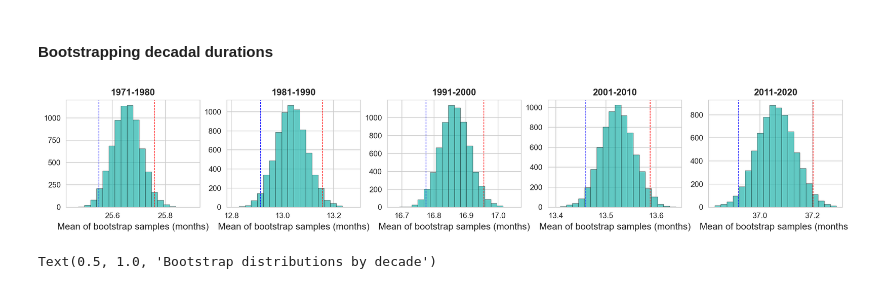
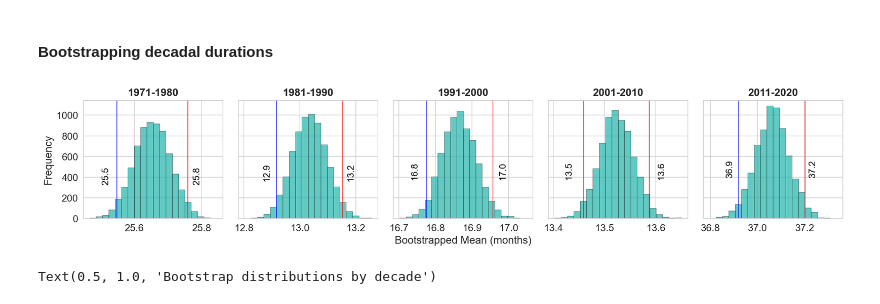
Before and after one commit to klekarkar/mHM_IO_dataprocessing, a Jupyter notebook: SMI_journal_plotting.ipynb, the cells around one changed output. Saved outputs shown, nothing was run; the diff lists cells and outputs as text; code cells hidden in the pictures.

Commit message:
bootstrapping decade droughts

```diff
--- a/SMI_journal_plotting.ipynb
+++ b/SMI_journal_plotting.ipynb
@@ -525,32 +545,74 @@ for decade in decades:
     t_drought=decadal_durations[decade]['D1_to_D4'].to_dataframe().reset_index().drop(columns=['lat', 'lon','time']).dropna()
 
     # Create bootstrap samples
-    tmean_decade = create_bootstrap_samples(t_drought, len(t_drought), n_samples=7000)
+    tmean_decade = create_bootstrap_samples(t_drought, 'SMI', len(t_drought), n_samples=7000)
 
     # Store the bootstrap sample means in the dictionary
     t_mean_decades[decade] = tmean_decade
 # %%
-fig, axes = plt.subplots(1,5, figsize=(18, 2.5), dpi=180)
+import numpy as np
+import matplotlib.pyplot as plt
+
+# --- layout that adapts to number of decades -------------------------------
+n_dec   = len(decades)
+n_cols  = 5
+n_rows  = int(np.ceil(n_dec / n_cols))
+
+fig, axes = plt.subplots(n_rows, n_cols, figsize=(15, 3.2 * n_rows), sharey=True, dpi=200)
 axes = axes.flatten()
 
-#set hspace
+fig.subplots_adjust(hspace=0.8, wspace=0.6)
+
+ci_intervals = {}
+
+# --- common x-limits (optional but recommended) ----------------------------
+xmin = min(t_mean_decades[d].min() for d in decades)
+xmax = max(t_mean_decades[d].max() for d in decades)
+# xmin, xmax = 0, 40                          # if you want a fixed range
+
+# --- draw one histogram per decade -----------------------------------------
+for i, decade in enumerate(decades):
+    ax         = axes[i]
+    samples    = t_mean_decades[decade]
+    ci_low     = samples.quantile(0.025)
+    ci_high    = samples.quantile(0.975)
+
+    # histogram
+    ax.hist(samples, bins=20, color='lightseagreen',
+            edgecolor='black', linewidth=0.4, alpha=0.7)
+
+    # CI lines
+    ax.axvline(ci_low,  color='blue', linewidth=0.8)
+    ax.axvline(ci_high, color='red',  linewidth=0.8)
+
+    # annotate CI values near the top of the axis
+    y_top = ax.get_ylim()[1] * 0.42          # up the y-axis
+    ax.text(ci_low-.02,  y_top, f'{ci_low:.1f}',  rotation=90,
+            ha='right', va='center', color='k', fontsize=12)
+    ax.text(ci_high+.015, y_top, f'{ci_high:.1f}', rotation=90,
+            ha='left',  va='center', color='k',  fontsize=12)
+
+    # labels & title
+    #ax.set_xlim(xmin, xmax)                  # common scale
+    if i==2:  # third row only
+        ax.set_xlabel('Bootstrapped Mean (months)', fontsize=14)
+
+    if i % n_cols == 0:                      # first column only
+        ax.set_ylabel('Frequency', fontsize=14)
+    ax.set_title(decade, fontsize=14, fontweight='bold')
+    ax.tick_params(axis='both', labelsize=13)
 
 
-# plot the distribution
-for i, (decade, ax) in enumerate(zip(decades, axes)):
-    t_decade = t_mean_decades[decade]
-    ci_lower = t_decade.quantile(0.025)
-    ci_upper = t_decade.quantile(0.975)
-    ax.hist(t_decade, bins=20, color='lightseagreen', edgecolor='black', linewidth=0.4, alpha=0.7);
-    ax.axvline(ci_lower, color='blue', linestyle='--', linewidth=0.7)
-    ax.axvline(ci_upper, color='red', linestyle='--', linewidth=0.7)
-    #ax.set_xlim(0, 40)
+    ci_intervals[decade] = (ci_low, ci_high)
 
-    #label the x-axis
-    ax.set_xlabel('Mean of bootstrap samples (months)', fontsize=12)
-    ax.set_title(decade, fontsize=12, fontweight='bold')
+# --- remove any unused subplots --------------------------------------------
+for j in range(n_dec, len(axes)):
+    fig.delaxes(axes[j])
+
+plt.tight_layout()
+plt.show()
 # %% [output]
-[figure, old version]
+[figure, new version]
 # %%
 #plot ridgeline plots with joypy
 from joypy import joyplot
```
Also changed, not shown: parts of 3 cells of this notebook, 1 other file.
